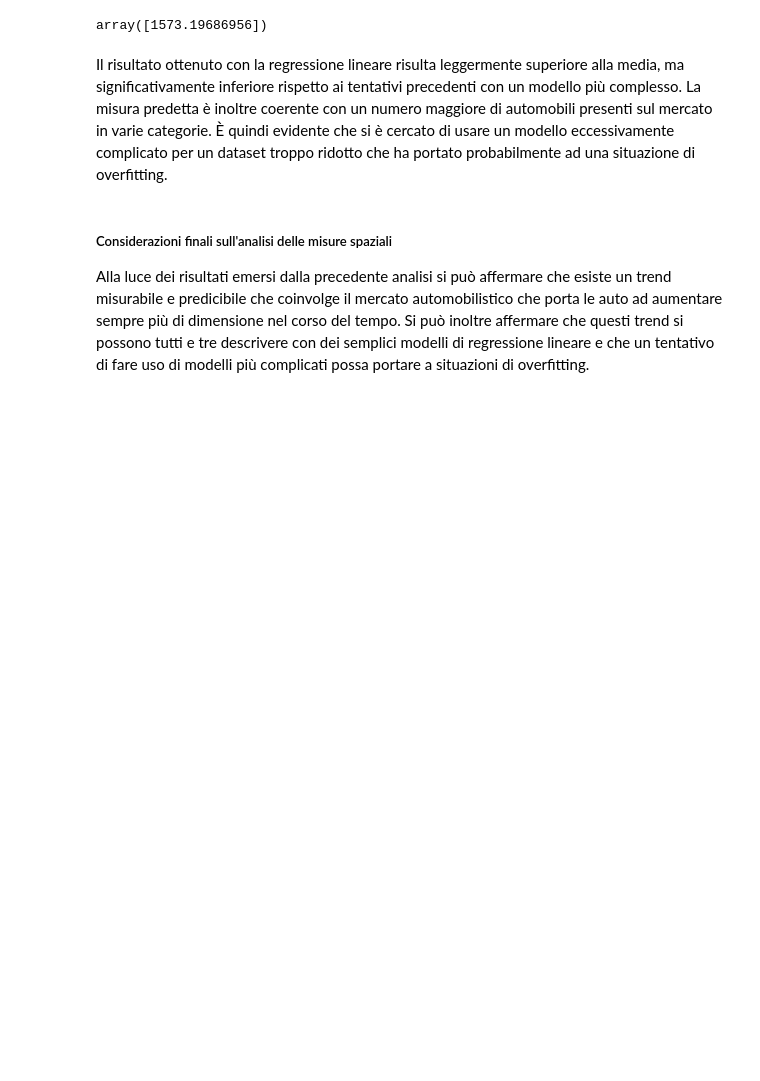
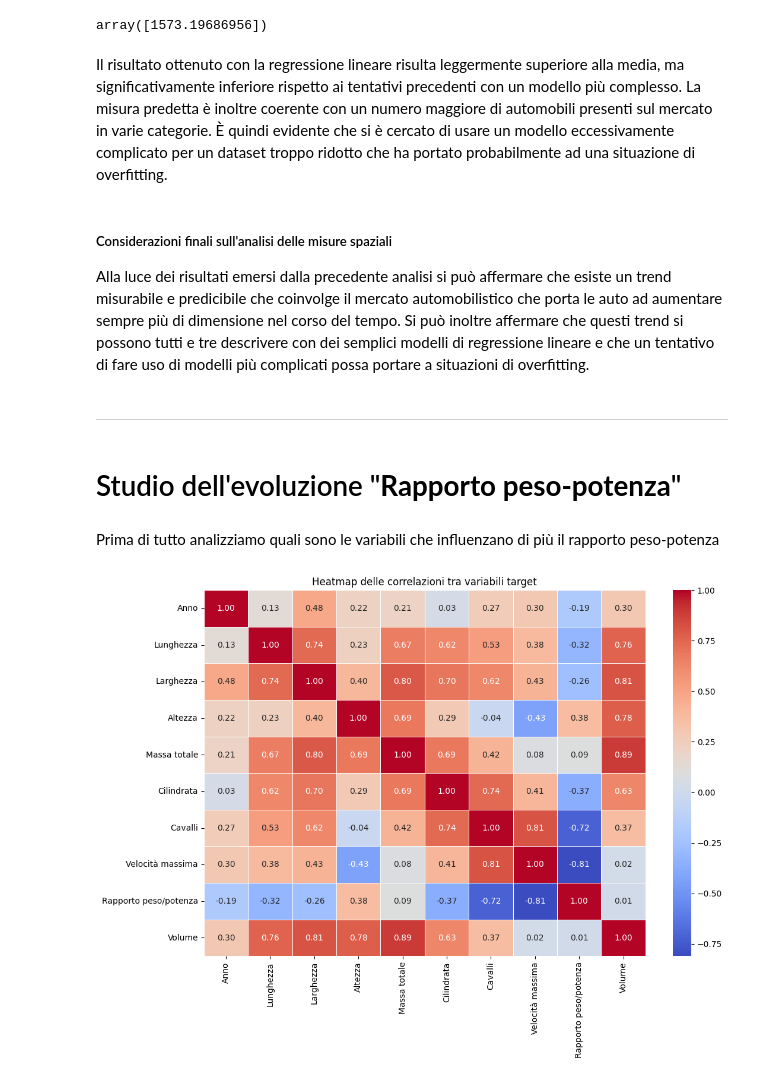
Before and after one commit to JacopoFoschi2/ElaboratoBigData, a Jupyter notebook: big_data.ipynb, the cells around one changed output. Cells and saved outputs as stored; diff of their text form; code cells hidden in the pictures; blank space fills up the shorter version.

Commit message:
feat: added the initial analisis of the targets for power/weight comparison

```diff
--- a/big_data.ipynb
+++ b/big_data.ipynb
@@ -421,3 +426,19 @@ Il risultato ottenuto con la regressione lineare risulta leggermente superiore a
 # %% [markdown]
 ##### Considerazioni finali sull'analisi delle misure spaziali
 Alla luce dei risultati emersi dalla precedente analisi si può affermare che esiste un trend misurabile e predicibile che coinvolge il mercato automobilistico che porta le auto ad aumentare sempre più di dimensione nel corso del tempo. Si può inoltre affermare che questi trend si possono tutti e tre descrivere con dei semplici modelli di regressione lineare e che un tentativo di fare uso di modelli più complicati possa portare a situazioni di overfitting.
+# %% [markdown]
+---
+# %% [markdown]
+# Studio dell'evoluzione "**Rapporto peso-potenza**"
+# %% [markdown]
+Prima di tutto analizziamo quali sono le variabili che influenzano di più il rapporto peso-potenza
+# %%
+corr_matrix = df.select_dtypes(include=['int64', 'float64']).corr()
+
+#Creazione della heatmap
+plt.figure(figsize= (12,8))
+sns.heatmap(corr_matrix, annot=True, fmt=".2f",cmap='coolwarm', linewidths=0.5)
+plt.title("Heatmap delle correlazioni tra variabili target")
+plt.show()
+# %% [output]
+[figure, added]
```
Also changed, not shown: parts of 8 cells of this notebook.
